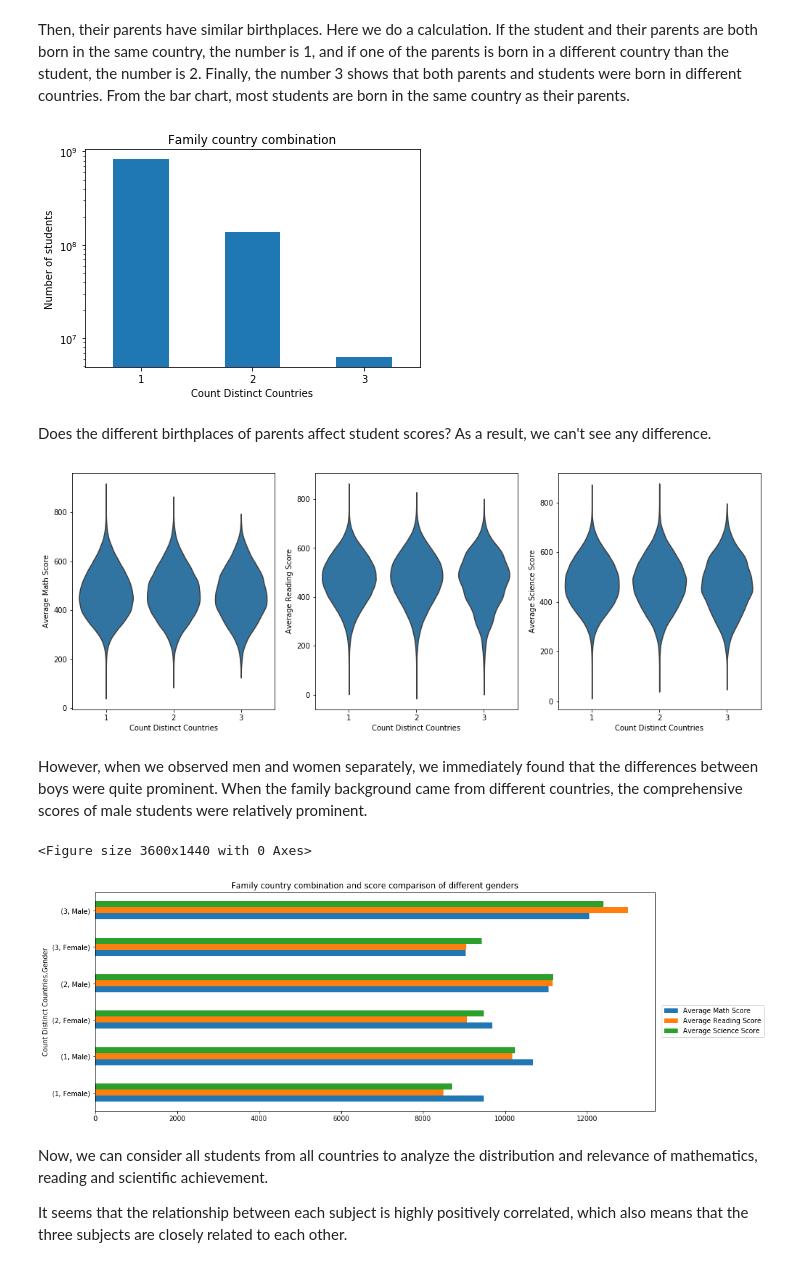
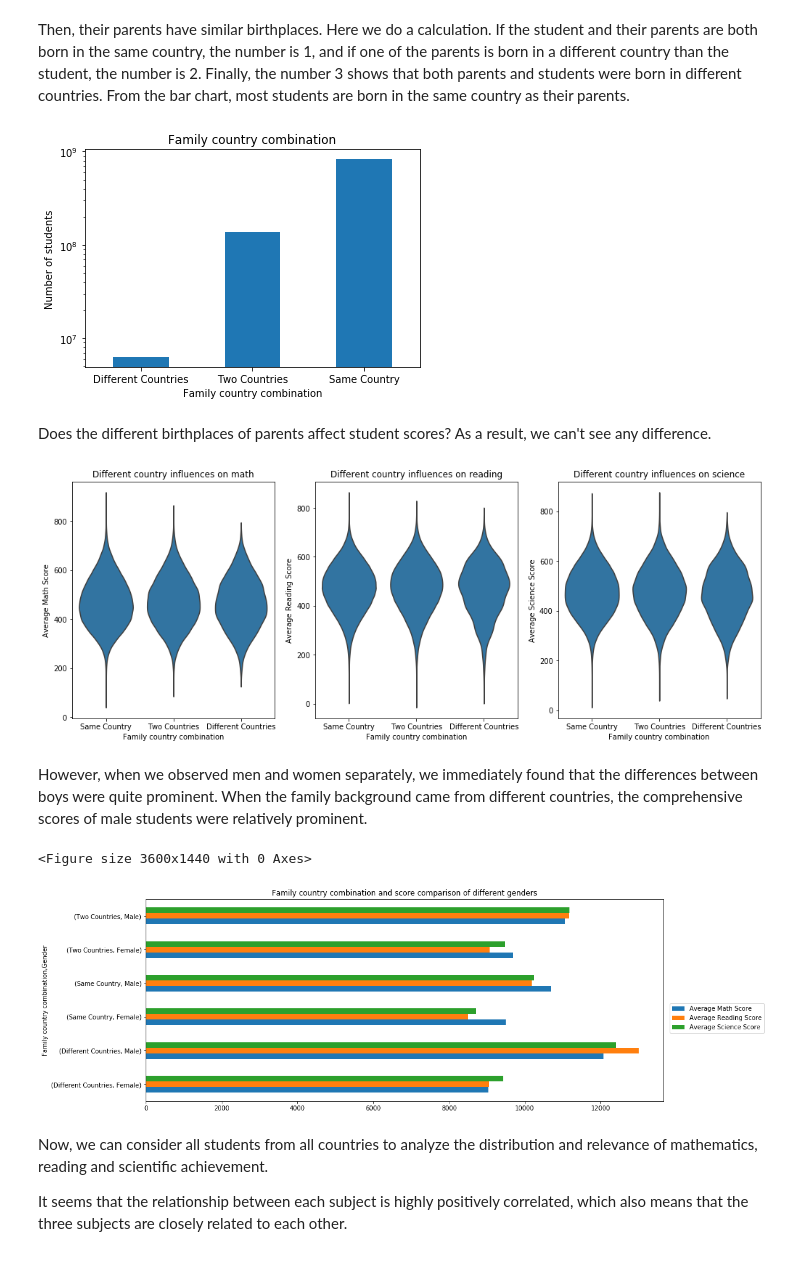
Before and after one commit to ManarOmar/hw-communicate-data-findings, a Jupyter notebook: exploration_template.ipynb, the cells around one changed output. Cells and saved outputs as stored; diff of their text form; code cells hidden in the pictures.

```diff
--- a/exploration_template.ipynb
+++ b/exploration_template.ipynb
@@ -287,6 +290,9 @@ As a result, if at least one of the parents is at home, the score is higher than
 # 1: Representing one of the parents at home
 # 2: Both parents are at home
 df_clean['Parent at Home'] = df_clean['Mother at Home'] + df_clean['Father at Home']
+# %%
+# Convert values to descriptive text
+df_clean['Parent at Home'] = df_clean['Parent at Home'].replace({0: 'None', 1: 'One', 2: 'Both'})
 # %%
 plt.figure(figsize = [17, 6])
 base_color = sb.color_palette()[0]
@@ -318,42 +328,45 @@ df_clean['Merged Birth Countries'] = df_clean['Birth Country of Mother'] + "," +
 
 # we apply the previously defined function to the merged names of countries to compute the representing number of
 # different birth countries
-df_clean['Count Distinct Countries'] = df_clean['Merged Birth Countries'].apply(count_distinct_countries);
-res = df_clean.groupby('Count Distinct Countries').sum()['Birth Year']
+df_clean['Family country combination'] = df_clean['Merged Birth Countries'].apply(count_distinct_countries);
+# Convert values to descriptive text
+df_clean['Family country combination'] = df_clean['Family country combination'].replace({1: 'Same Country', 2: 'Two Countries', 3:'Different Countries'})
+
+res = df_clean.groupby('Family country combination').sum()['Birth Year'].sort_values()
 res.plot.bar(logy=True)
 plt.title('Family country combination')
 plt.ylabel('Number of students');
 plt.xticks(rotation='horizontal');
 # %% [output]
-[figure, old version]
+[figure, new version]
 # %% [markdown]
 Does the different birthplaces of parents affect student scores? As a result, we can't see any difference.
 # %%
 plt.figure(figsize = [17, 6])
 base_color = sb.color_palette()[0]
 plt.subplot(1, 3, 1)
-sb.violinplot(data = df_clean, x = 'Count Distinct Countries', y = 'Average Math Score', color = base_color, inner = None)
-
+sb.violinplot(data = df_clean, x = 'Family country combination', y = 'Average Math Score', color = base_color, inner = None)
+plt.title('Different country influences on math');
 plt.subplot(1, 3, 2)
-sb.violinplot(data = df_clean, x = 'Count Distinct Countries', y = 'Average Reading Score', color = base_color, inner = None)
-
+sb.violinplot(data = df_clean, x = 'Family country combination', y = 'Average Reading Score', color = base_color, inner = None)
+plt.title('Different country influences on reading');
 plt.subplot(1, 3, 3)
-sb.violinplot(data = df_clean, x = 'Count Distinct Countries', y = 'Average Science Score', color = base_color, inner = None);
+sb.violinplot(data = df_clean, x = 'Family country combination', y = 'Average Science Score', color = base_color, inner = None);
+plt.title('Different country influences on science');
 # %% [output]
-[figure, old version]
+[figure, new version]
 # %% [markdown]
 However, when we observed men and women separately, we immediately found that the differences between boys were quite prominent. When the family background came from different countries, the comprehensive scores of male students were relatively prominent.
 # %%
 plt.figure(figsize = [50, 20])
-res = df_clean.groupby(['Count Distinct Countries','Gender']).var()[['Average Math Score', 'Average Reading Score', 'Average Science Score']]
+res = df_clean.groupby(['Family country combination','Gender']).var()[['Average Math Score', 'Average Reading Score', 'Average Science Score']]
 ax = res.plot.barh(figsize=(15,6));
 ax.legend(bbox_to_anchor=(1.2, 0.5))
-# plt.subplots_adjust(top = 1.4)
 plt.title('Family country combination and score comparison of different genders')
 plt.xticks(rotation='horizontal');
 # %% [output]
 <Figure size 3600x1440 with 0 Axes>
-[figure, old version]
+[figure, new version]
 # %% [markdown]
 Now, we can consider all students from all countries to analyze the distribution and relevance of mathematics, reading and scientific achievement.
 
```
Also changed, not shown: parts of 9 cells of this notebook, 5 other files.
